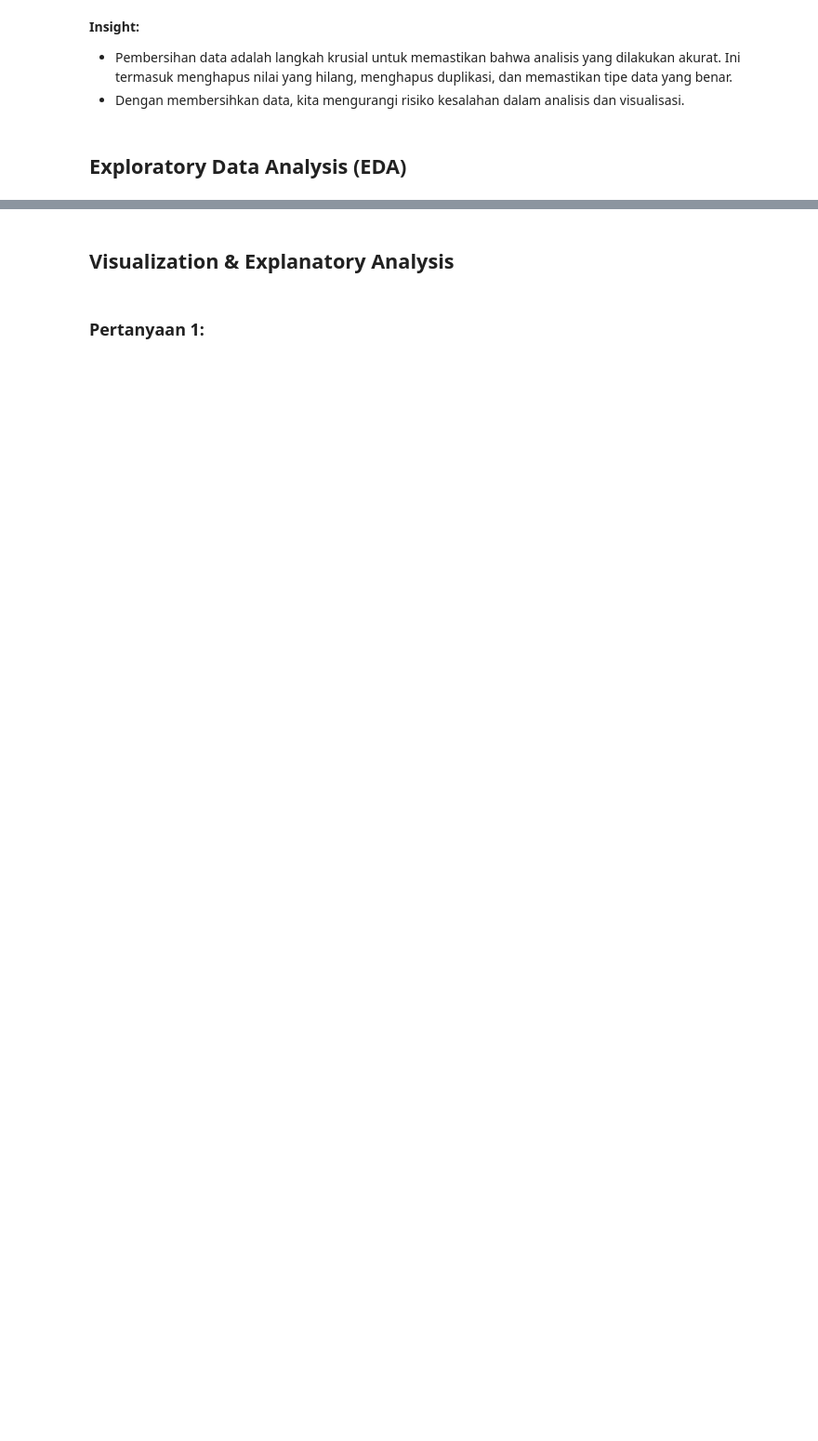
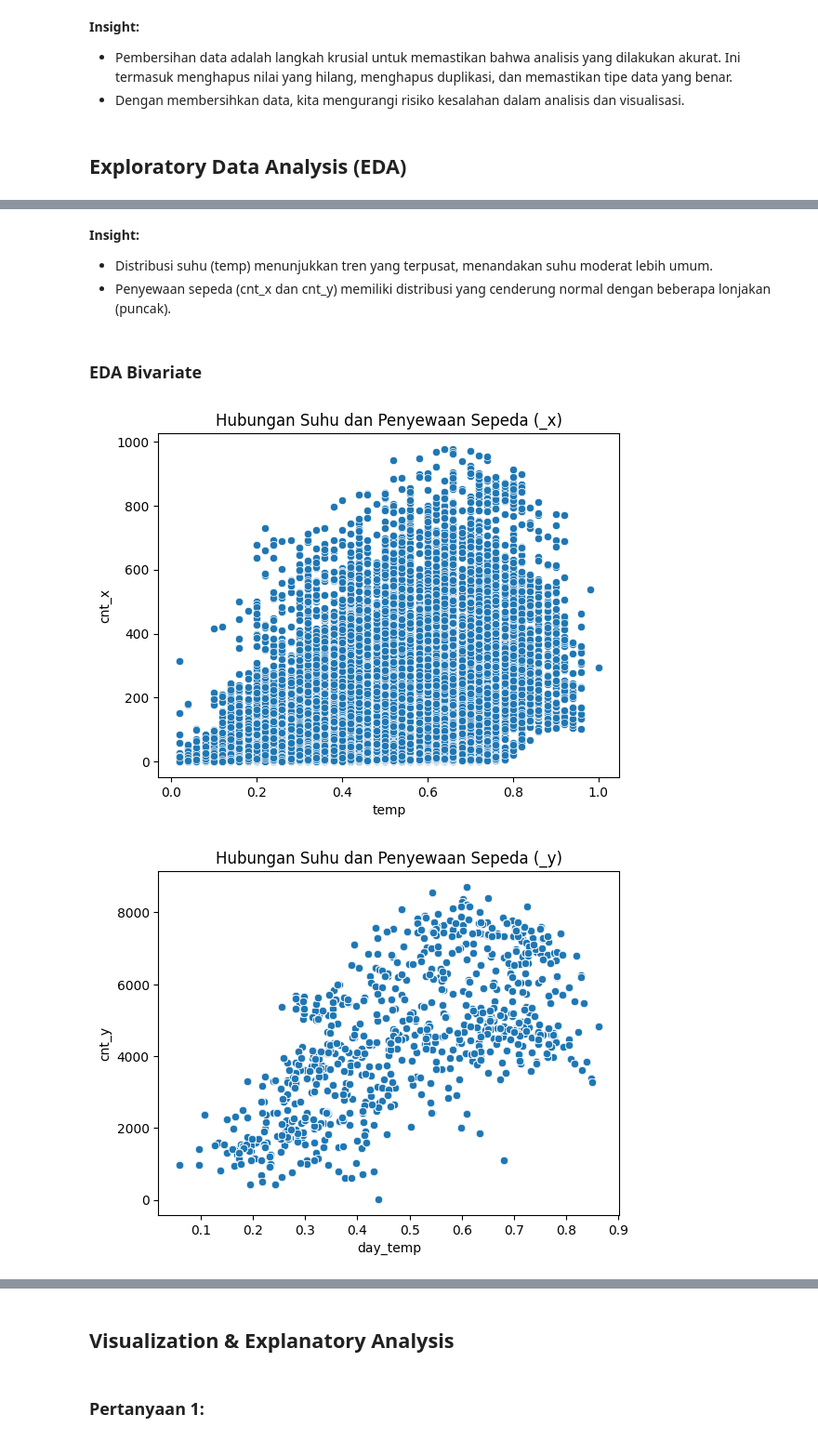
Before and after one commit to aatiquns/ml-dicoding-submission-bike, a Jupyter notebook: notebook.ipynb, the cells around one changed output, grey strips where cells are left out. Shown at 93% size. Cells and saved outputs as stored; diff of their text form; code cells hidden in the pictures; blank space fills up the shorter version.

```diff
--- a/notebook.ipynb
+++ b/notebook.ipynb
@@ -138,0 +166,19 @@ std     1544.953518   1917.376947
+# %% [markdown]
+**Insight:**
+- Distribusi suhu (temp) menunjukkan tren yang terpusat, menandakan suhu moderat lebih umum.
+- Penyewaan sepeda (cnt_x dan cnt_y) memiliki distribusi yang cenderung normal dengan beberapa lonjakan (puncak).
+# %% [markdown]
+### EDA Bivariate
+# %%
+# Scatter plot suhu vs jumlah penyewaan (jam)
+sns.scatterplot(x='temp', y='cnt_x', data=main_data)
+plt.title('Hubungan Suhu dan Penyewaan Sepeda (_x)')
+plt.show()
+
+# Scatter plot suhu vs jumlah penyewaan (hari)
+sns.scatterplot(x='day_temp', y='cnt_y', data=main_data)
+plt.title('Hubungan Suhu dan Penyewaan Sepeda (_y)')
+plt.show()
+# %% [output]
+[figure, added]
+[figure, added]
```
Also changed, not shown: parts of 40 cells of this notebook, 1 other file.
